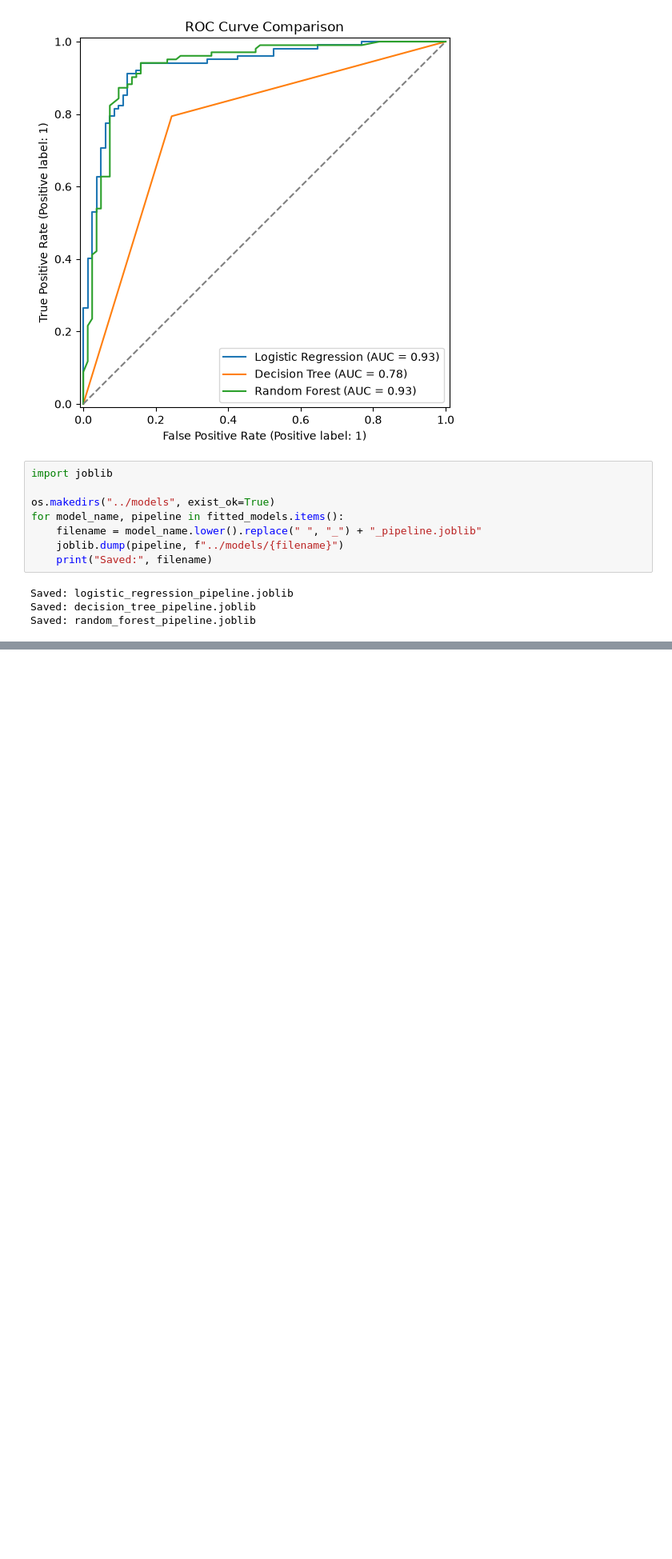
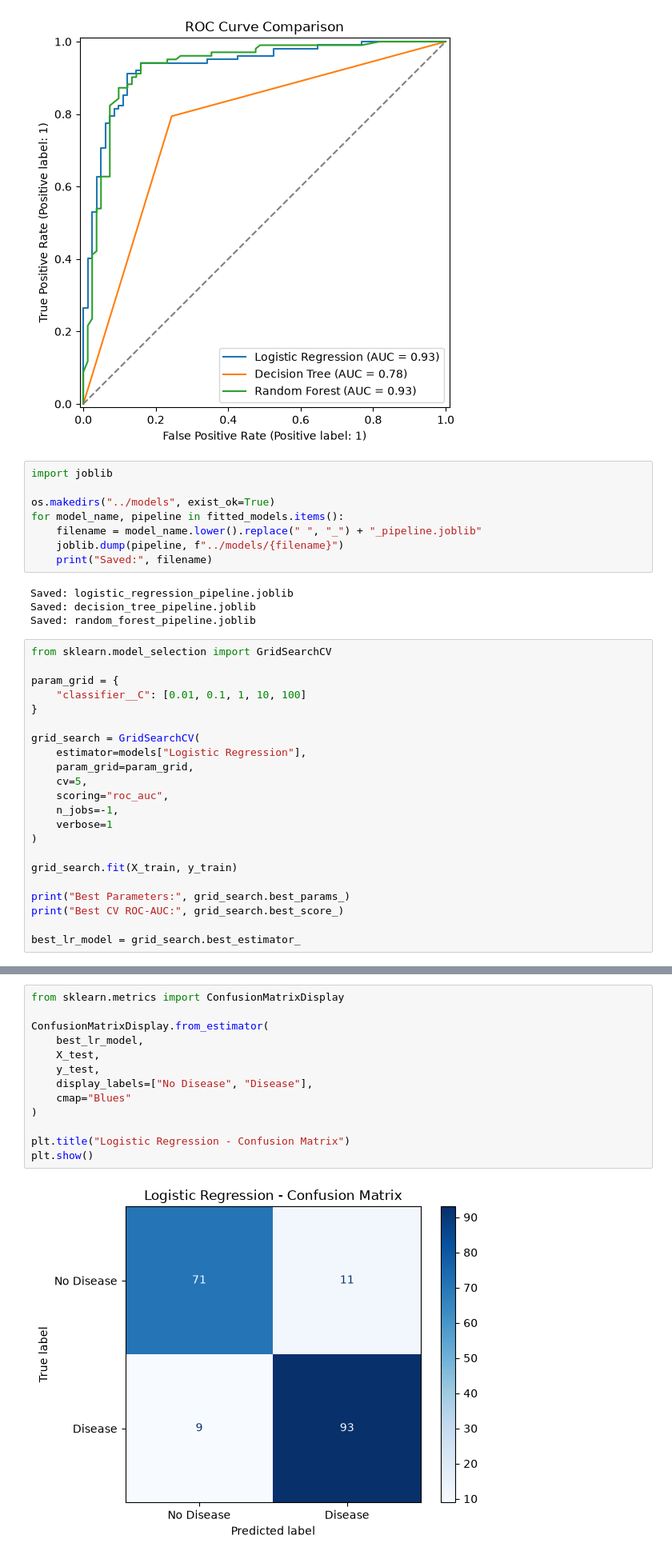
Before and after one commit to aroy-data001/CardioWatch---Cardiac-Risk-Monitoring-System, a Jupyter notebook: notebooks/model_leakage_prevention.ipynb, the cells around one changed output, grey strips where cells are left out. Shown at 80% size. Drawn from its saved outputs; the diff is of its cells as text; blank space fills up the shorter version.

Commit message:
Final Model Saved

```diff
--- a/notebooks/model_leakage_prevention.ipynb
+++ b/notebooks/model_leakage_prevention.ipynb
@@ -243,3 +243,25 @@ for model_name, pipeline in fitted_models.items():
 Saved: logistic_regression_pipeline.joblib
 Saved: decision_tree_pipeline.joblib
 Saved: random_forest_pipeline.joblib
+# %%
+from sklearn.model_selection import GridSearchCV
+
+param_grid = {
+    "classifier__C": [0.01, 0.1, 1, 10, 100]
+}
+
+grid_search = GridSearchCV(
+    estimator=models["Logistic Regression"],
+    param_grid=param_grid,
+    cv=5,
+    scoring="roc_auc",
+    n_jobs=-1,
+    verbose=1
+)
+
+grid_search.fit(X_train, y_train)
+
+print("Best Parameters:", grid_search.best_params_)
+print("Best CV ROC-AUC:", grid_search.best_score_)
+
+best_lr_model = grid_search.best_estimator_
@@ -245,0 +300,15 @@ Saved: random_forest_pipeline.joblib
+# %%
+from sklearn.metrics import ConfusionMatrixDisplay
+
+ConfusionMatrixDisplay.from_estimator(
+    best_lr_model,
+    X_test,
+    y_test,
+    display_labels=["No Disease", "Disease"],
+    cmap="Blues"
+)
+
+plt.title("Logistic Regression - Confusion Matrix")
+plt.show()
+# %% [output]
+[figure, added]
```
Also changed, not shown: parts of 4 cells of this notebook.
